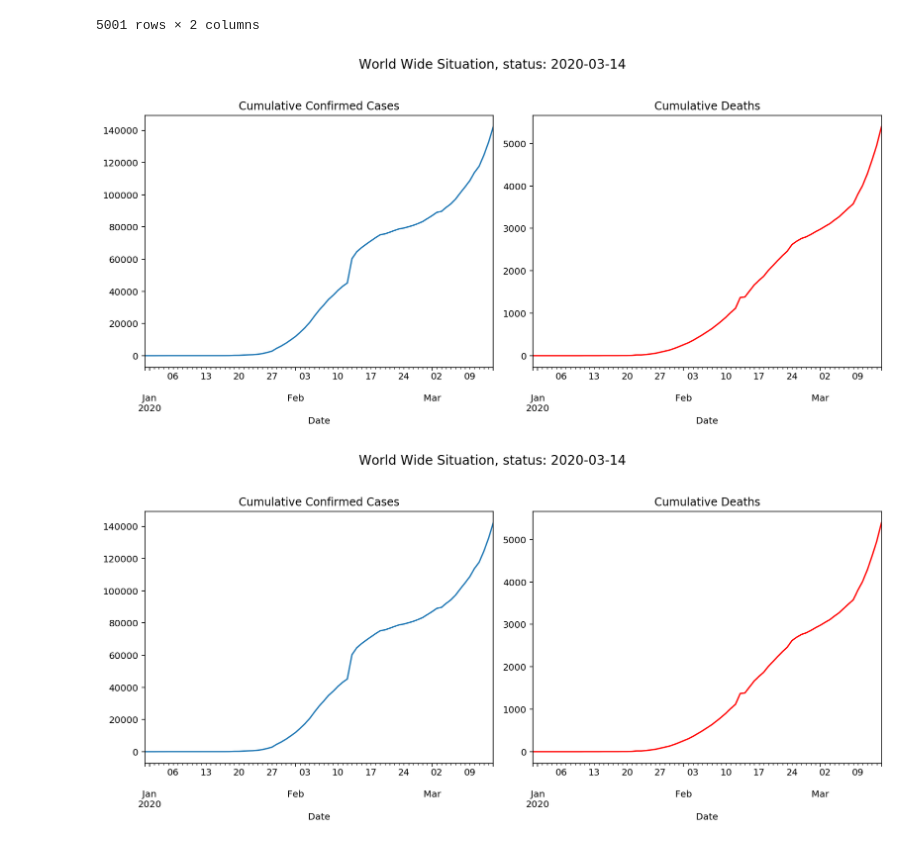
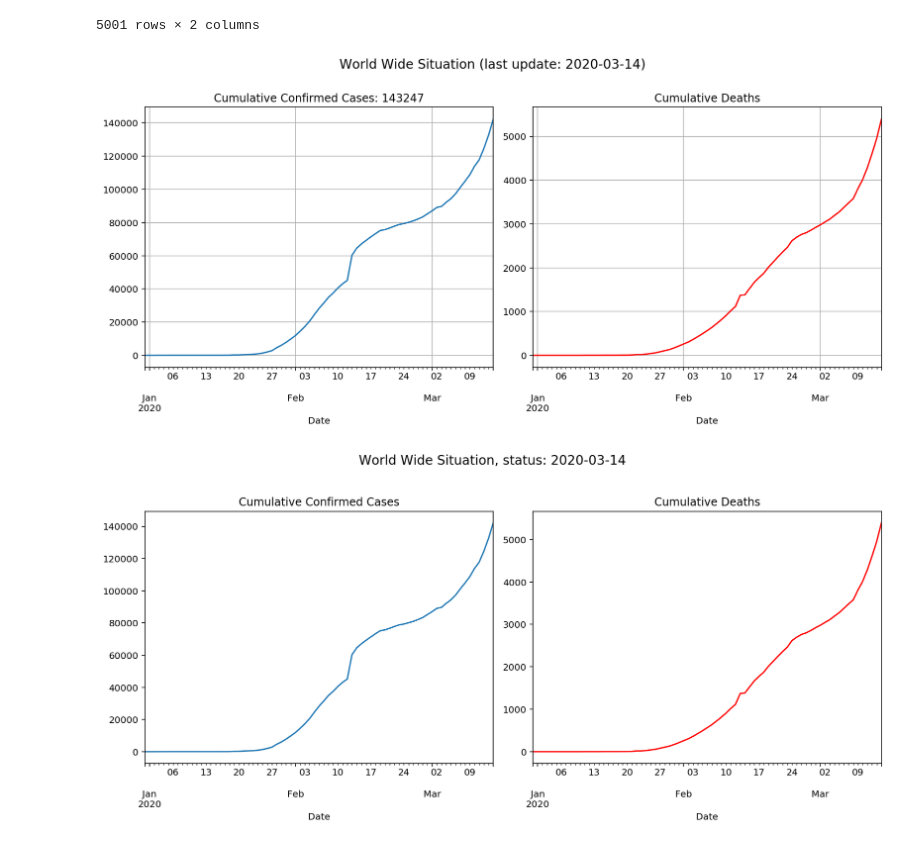
Before and after one commit to ilmitch/covid_eda, a Jupyter notebook: backend/working/COVID-EDA.ipynb, the cells around one changed output. Cells and saved outputs as stored; diff of their text form; code cells hidden in the pictures.

Commit message:
additional plots for readme.md

```diff
--- a/backend/working/COVID-EDA.ipynb
+++ b/backend/working/COVID-EDA.ipynb
@@ -191,12 +196,13 @@ cumsum_df
 5001 rows × 2 columns
 # %%
 fig, ax = plt.subplots(1,2, figsize=(12,6))
-fig.suptitle(f'World Wide Situation, status: {last_av_date_str}', fontsize=14)
-cumsum_df.unstack(level=0)[['NewConfCases']].sum(axis=1).plot(ax=ax[0], title='Cumulative Confirmed Cases')
-cumsum_df.unstack(level=0)[['NewDeaths']].sum(axis=1).plot(ax=ax[1], color='red', title='Cumulative Deaths');
-fig.tight_layout(rect=[0, 0.03, 1, 0.90])
+fig.suptitle(f'World Wide Situation (last update: {last_av_date_str})', fontsize=14)
+cumsum_df.unstack(level=0)[['NewConfCases']].sum(axis=1).plot(ax=ax[0], title=f'Cumulative Confirmed Cases: {confirmed_cases_total}', grid=1)
+cumsum_df.unstack(level=0)[['NewDeaths']].sum(axis=1).plot(ax=ax[1], color='red', title='Cumulative Deaths', grid=1);
+fig.tight_layout(rect=[0, 0.03, 1, 0.92])
+plt.savefig('./_output/pics/total_cumsum.png', dpi=120, bbox='tight')
 # %% [output]
-[figure, old version]
+[figure, new version]
 # %%
 fig, ax = plt.subplots(1,2, figsize=(12,6))
 fig.suptitle(f'World Wide Situation, status: {last_av_date_str}', fontsize=14)
```
Also changed, not shown: parts of 9 cells of this notebook, 5 other files.
